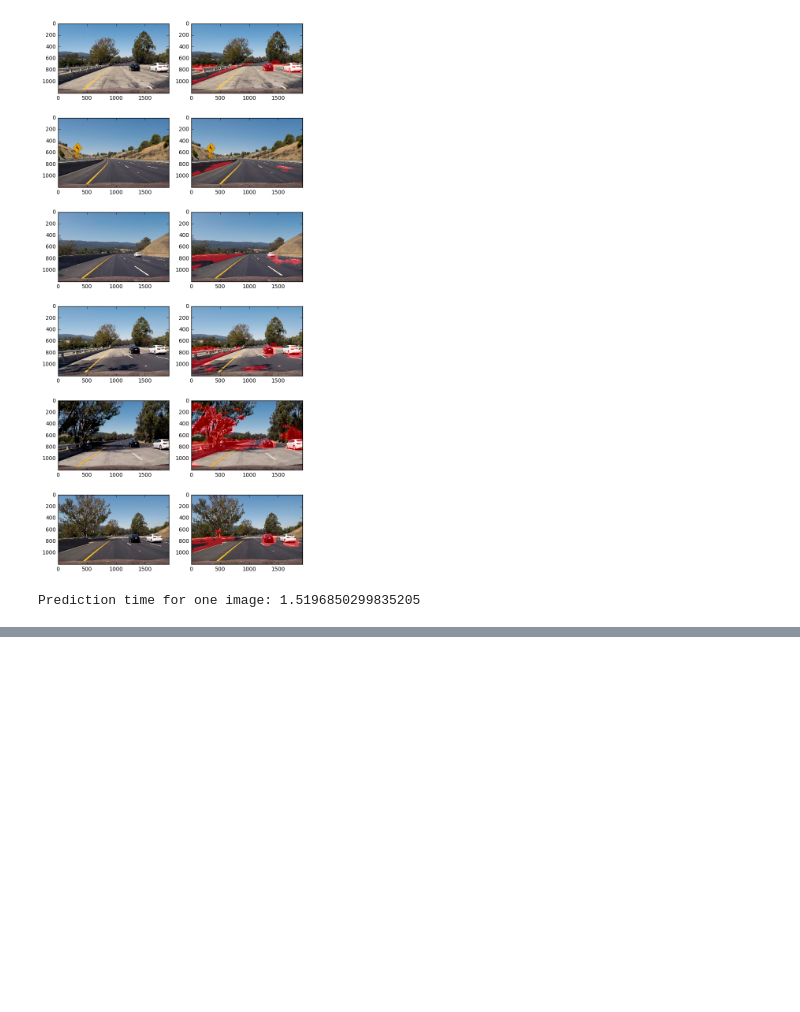
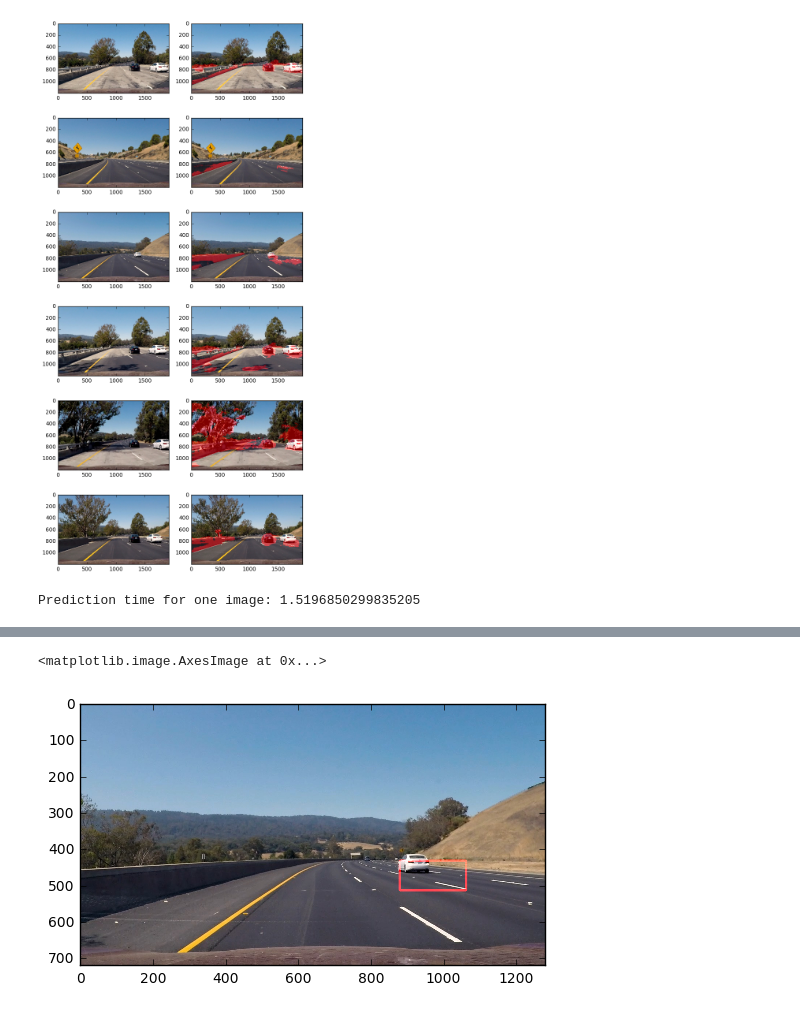
Before and after one commit to anguillanneuf/CarND-Vehicle-Detection, a Jupyter notebook: drawing_bbox.ipynb, the cells around one changed output, grey strips where cells are left out. Cells and saved outputs as stored; diff of their text form; code cells hidden in the pictures; blank space fills up the shorter version.

```diff
--- a/drawing_bbox.ipynb
+++ b/drawing_bbox.ipynb
@@ -105,0 +127,6 @@ def get_BB_new_img(img):
+# %%
+output = process_img(img_arr[2])
+plt.imshow(output)
+# %% [output]
+<matplotlib.image.AxesImage at 0x...>
+[figure, added]
```
Also changed, not shown: parts of 14 cells of this notebook, 2 other files.
